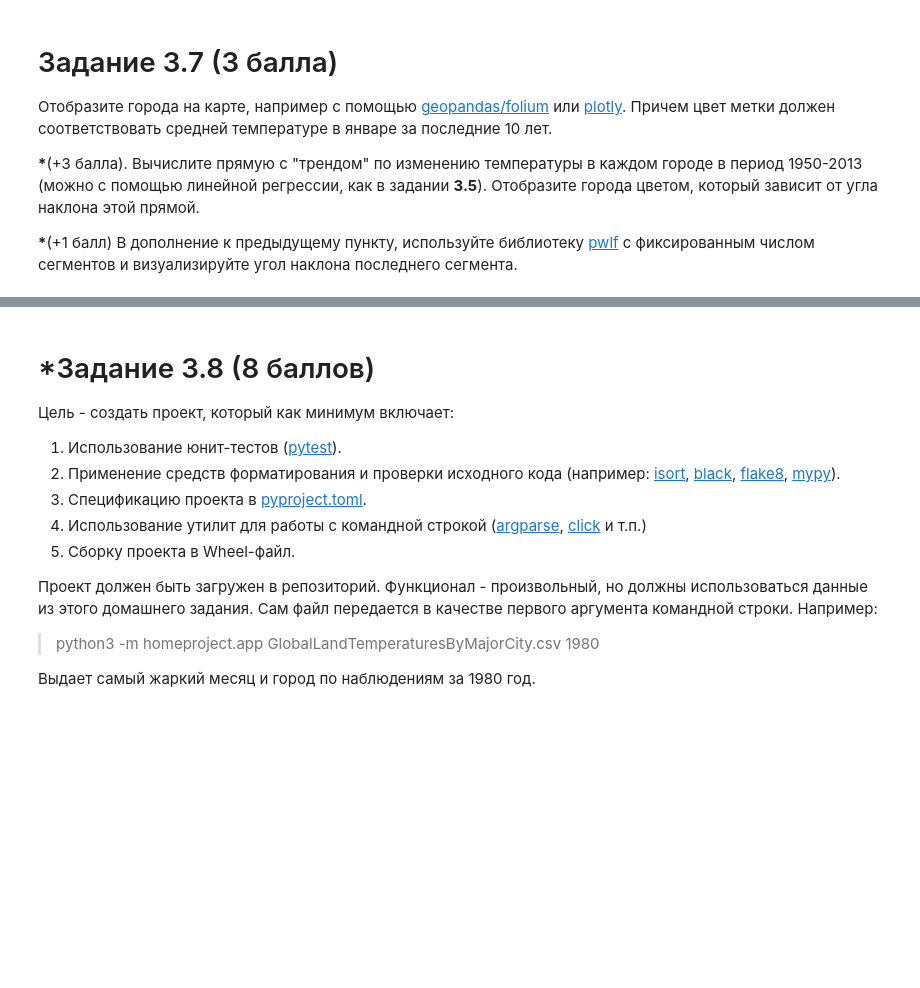
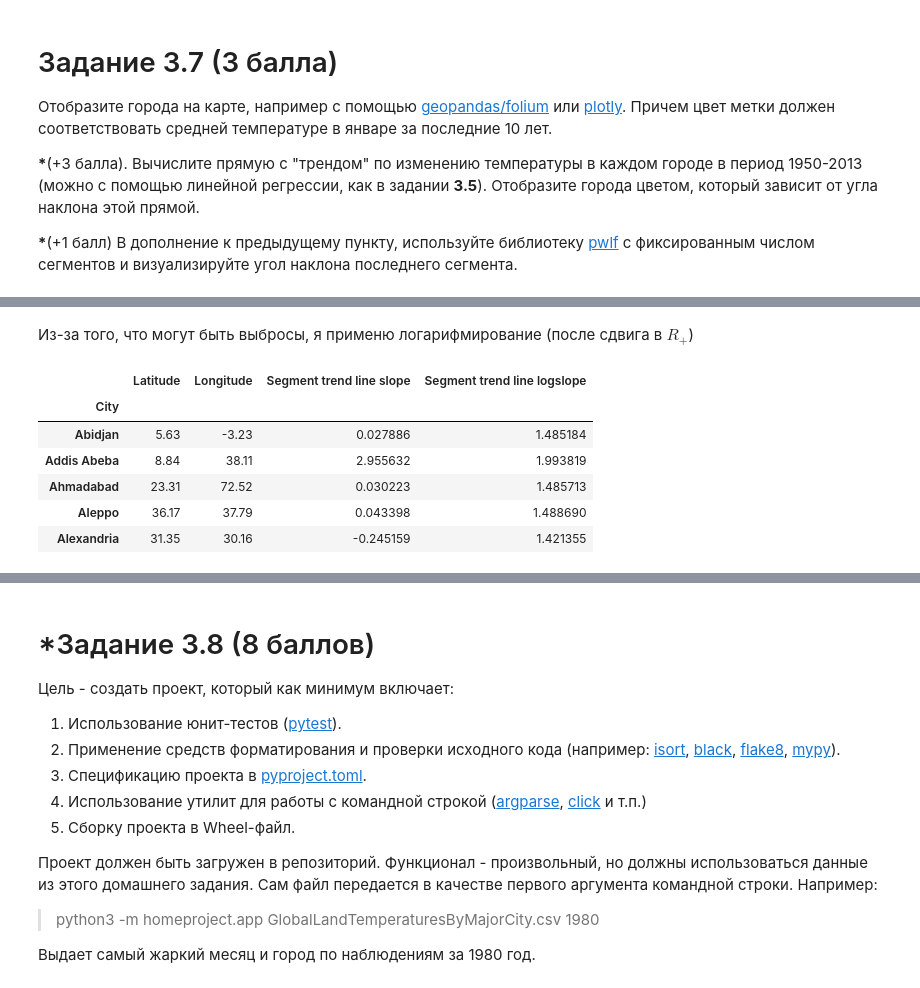
Before and after one commit to dmsy4/python-da-2022, a Jupyter notebook: Task_3.ipynb, the cells around one changed output, grey strips where cells are left out. Saved outputs shown, nothing was run; the diff lists cells and outputs as text; code cells hidden in the pictures; blank space fills up the shorter version.

```diff
--- a/Task_3.ipynb
+++ b/Task_3.ipynb
@@ -182,0 +228,5 @@ print("Наибольшее среднее количество месяцев
+# %%
+last_decade_avg_jan_df = pd.concat([last_decade_avg_jan_df, lat_lon_df], axis=1)[['AverageTemperature',
+                                                                                  'Latitude',
+                                                                                  'Longitude']]
+last_decade_avg_jan_df.head()
@@ -182,0 +276,15 @@ print("Наибольшее среднее количество месяцев
+# %%
+mean_annualy_temp_by_city = df.groupby([df.dt.dt.year, 'City'])['AverageTemperature'].mean()
+linreg_slope_by_city = dict()
+
+for city in pd.unique(df.City):
+    linreg = LinearRegression()
+    linreg.fit(YEARS,
+               mean_annualy_temp_by_city.xs(city, level=1)
+              )
+
+    linreg_slope_by_city[city] = linreg.coef_[0]
+# %%
+last_decade_avg_jan_df['Trend line slope'] = pd.Series(linreg_slope_by_city)
+last_decade_avg_jan_df.drop(['AverageTemperature'], axis=1, inplace=True)
+last_decade_avg_jan_df.head()
@@ -182,0 +313,32 @@ print("Наибольшее среднее количество месяцев
+# %%
+import pwlf
+
+mean_annualy_temp_by_city = df.groupby([df.dt.dt.year, 'City'])['AverageTemperature'].mean()
+segment_linreg_slope_by_city = dict()
+
+for city in pd.unique(df.City):
+    my_pwlf = pwlf.PiecewiseLinFit(YEARS.reshape(-1),
+                                   mean_annualy_temp_by_city.xs(city, level=1).values
+                                  )
+
+    segment_linreg = my_pwlf.fit(4)
+
+    slopes = my_pwlf.calc_slopes()
+    segment_linreg_slope_by_city[city] = slopes[-1]
+# %% [markdown]
+Из-за того, что могут быть выбросы, я применю логарифмирование (после сдвига в $R_{+}$)
+# %%
+last_decade_avg_jan_df['Segment trend line slope'] = pd.Series(segment_linreg_slope_by_city)
+last_decade_avg_jan_df['Segment trend line logslope'] = last_decade_avg_jan_df['Segment trend line slope'] - \
+                                                        last_decade_avg_jan_df['Segment trend line slope'].min() + 1
+last_decade_avg_jan_df['Segment trend line logslope'] = np.log(last_decade_avg_jan_df['Segment trend line logslope'])
+last_decade_avg_jan_df.drop(['Trend line slope'], axis=1, inplace=True)
+last_decade_avg_jan_df.head()
+# %% [output]
+|  | Latitude | Longitude | Segment trend line slope | Segment trend line logslope |
+| City |  |  |  |  |
+| Abidjan | 5.63 | -3.23 | 0.027886 | 1.485184 |
+| Addis Abeba | 8.84 | 38.11 | 2.955632 | 1.993819 |
+| Ahmadabad | 23.31 | 72.52 | 0.030223 | 1.485713 |
+| Aleppo | 36.17 | 37.79 | 0.043398 | 1.488690 |
+| Alexandria | 31.35 | 30.16 | -0.245159 | 1.421355 |
```
Also changed, not shown: parts of 25 cells of this notebook.
